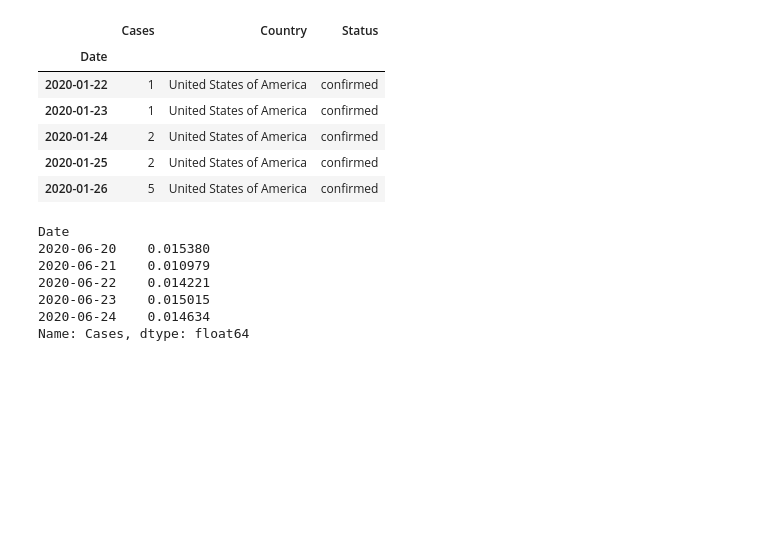
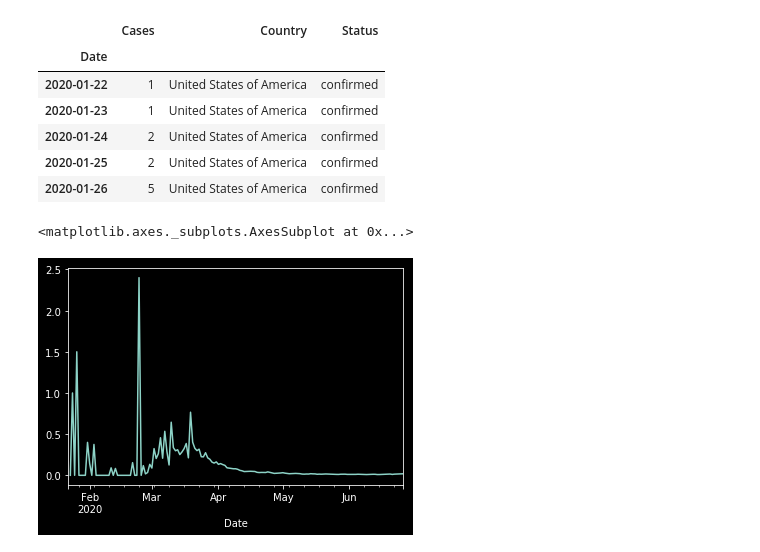
Before and after one commit to awanzek/FinTech_Project2, a Jupyter notebook: Melissa/mel.ipynb, the cells around one changed output. Cells and saved outputs as stored; diff of their text form; code cells hidden in the pictures; blank space fills up the shorter version.

```diff
--- a/Melissa/mel.ipynb
+++ b/Melissa/mel.ipynb
@@ -58,13 +61,8 @@ case_count_df.head()
 | 2020-01-25 | 2 | United States of America | confirmed |
 | 2020-01-26 | 5 | United States of America | confirmed |
 # %%
-case_pct_change = case_count_df['Cases'].pct_change()
-case_pct_change.tail()
+case_pct_change = case_count_df['Cases']   .pct_change()
+case_pct_change.plot()
 # %% [output]
-Date
-2020-06-20    0.015380
-2020-06-21    0.010979
-2020-06-22    0.014221
-2020-06-23    0.015015
-2020-06-24    0.014634
-Name: Cases, dtype: float64
+<matplotlib.axes._subplots.AxesSubplot at 0x...>
+[figure, added]
```
Also changed, not shown: parts of 7 cells of this notebook.
